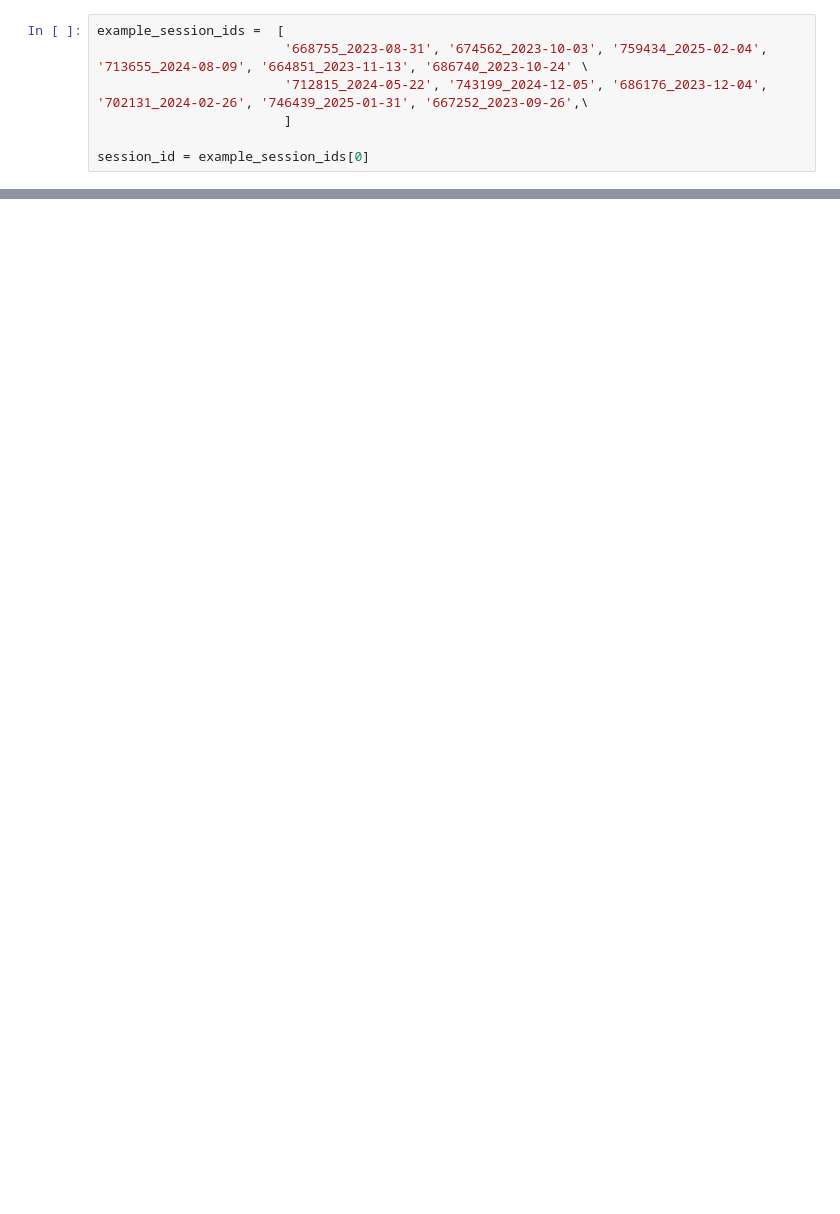
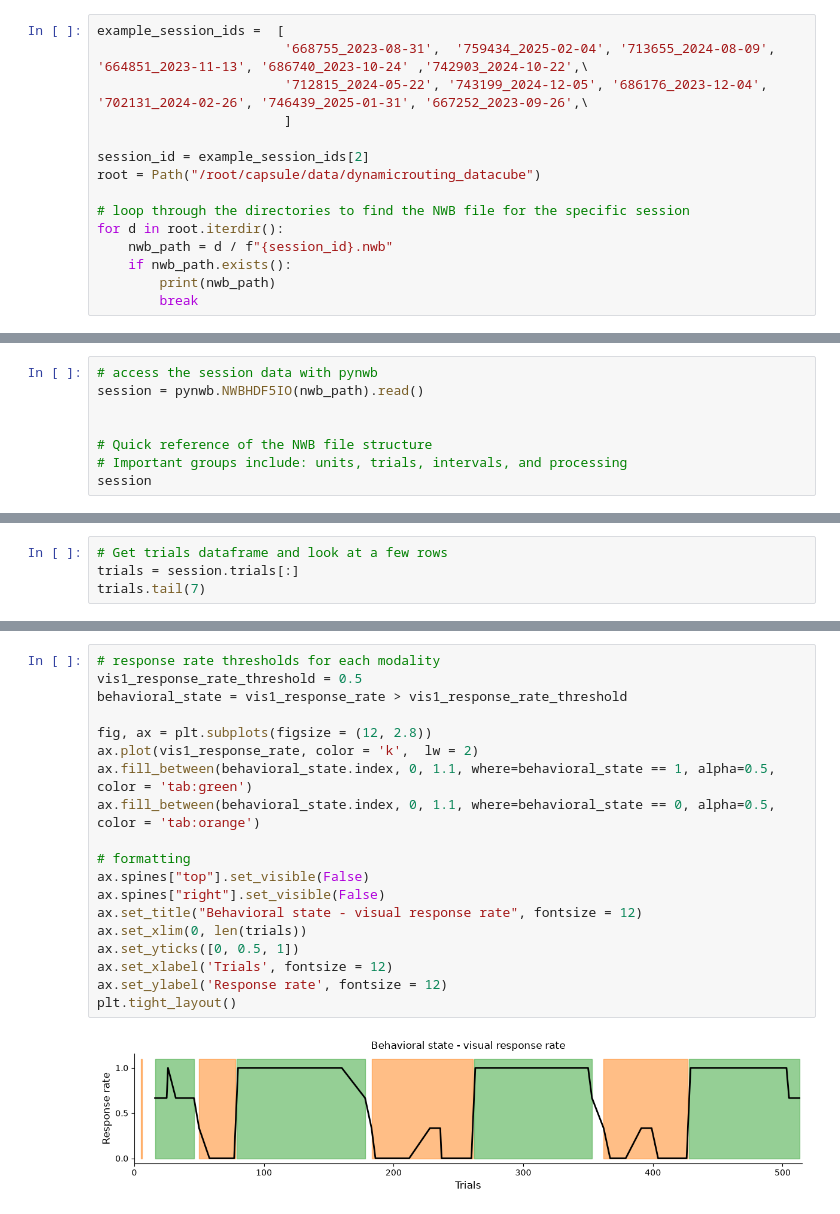
Before and after one commit to AllenSWDB/SWDB_2026_Behavioral_States, a Jupyter notebook: code/Workshop1.ipynb, the cells around one changed output, grey strips where cells are left out. Drawn from its saved outputs; the diff is of its cells as text; blank space fills up the shorter version.

```diff
--- a/code/Workshop1.ipynb
+++ b/code/Workshop1.ipynb
@@ -27,7 +42,15 @@ pd.set_option('display.max_columns', None)  # Ensures all columns are shown when
 # %%
 example_session_ids =  [
-                        '668755_2023-08-31', '674562_2023-10-03', '759434_2025-02-04', '713655_2024-08-09', '664851_2023-11-13', '686740_2023-10-24' \
+                        '668755_2023-08-31',  '759434_2025-02-04', '713655_2024-08-09', '664851_2023-11-13', '686740_2023-10-24' ,'742903_2024-10-22',\
                         '712815_2024-05-22', '743199_2024-12-05', '686176_2023-12-04', '702131_2024-02-26', '746439_2025-01-31', '667252_2023-09-26',\
                         ]
 
-session_id = example_session_ids[0]
+session_id = example_session_ids[2]
+root = Path("/root/capsule/data/dynamicrouting_datacube")
+
+# loop through the directories to find the NWB file for the specific session
+for d in root.iterdir():
+    nwb_path = d / f"{session_id}.nwb"
+    if nwb_path.exists():
+        print(nwb_path)
+        break
@@ -143,0 +59,8 @@ plot_gaussian_hmm(hmm, true_params, true_observations, true_states,
+# %%
+# access the session data with pynwb
+session = pynwb.NWBHDF5IO(nwb_path).read()
+
+
+# Quick reference of the NWB file structure
+# Important groups include: units, trials, intervals, and processing
+session
@@ -143,0 +85,4 @@ plot_gaussian_hmm(hmm, true_params, true_observations, true_states,
+# %%
+# Get trials dataframe and look at a few rows
+trials = session.trials[:]
+trials.tail(7)
@@ -143,0 +137,21 @@ plot_gaussian_hmm(hmm, true_params, true_observations, true_states,
+# %%
+# response rate thresholds for each modality
+vis1_response_rate_threshold = 0.5
+behavioral_state = vis1_response_rate > vis1_response_rate_threshold
+
+fig, ax = plt.subplots(figsize = (12, 2.8))
+ax.plot(vis1_response_rate, color = 'k',  lw = 2)
+ax.fill_between(behavioral_state.index, 0, 1.1, where=behavioral_state == 1, alpha=0.5, color = 'tab:green')
+ax.fill_between(behavioral_state.index, 0, 1.1, where=behavioral_state == 0, alpha=0.5, color = 'tab:orange')
+
+# formatting
+ax.spines["top"].set_visible(False)
+ax.spines["right"].set_visible(False)
+ax.set_title("Behavioral state - visual response rate", fontsize = 12)
+ax.set_xlim(0, len(trials))
+ax.set_yticks([0, 0.5, 1])
+ax.set_xlabel('Trials', fontsize = 12)
+ax.set_ylabel('Response rate', fontsize = 12)
+plt.tight_layout()
+# %% [output]
+[figure, added]
```
Also changed, not shown: parts of 21 cells of this notebook.
